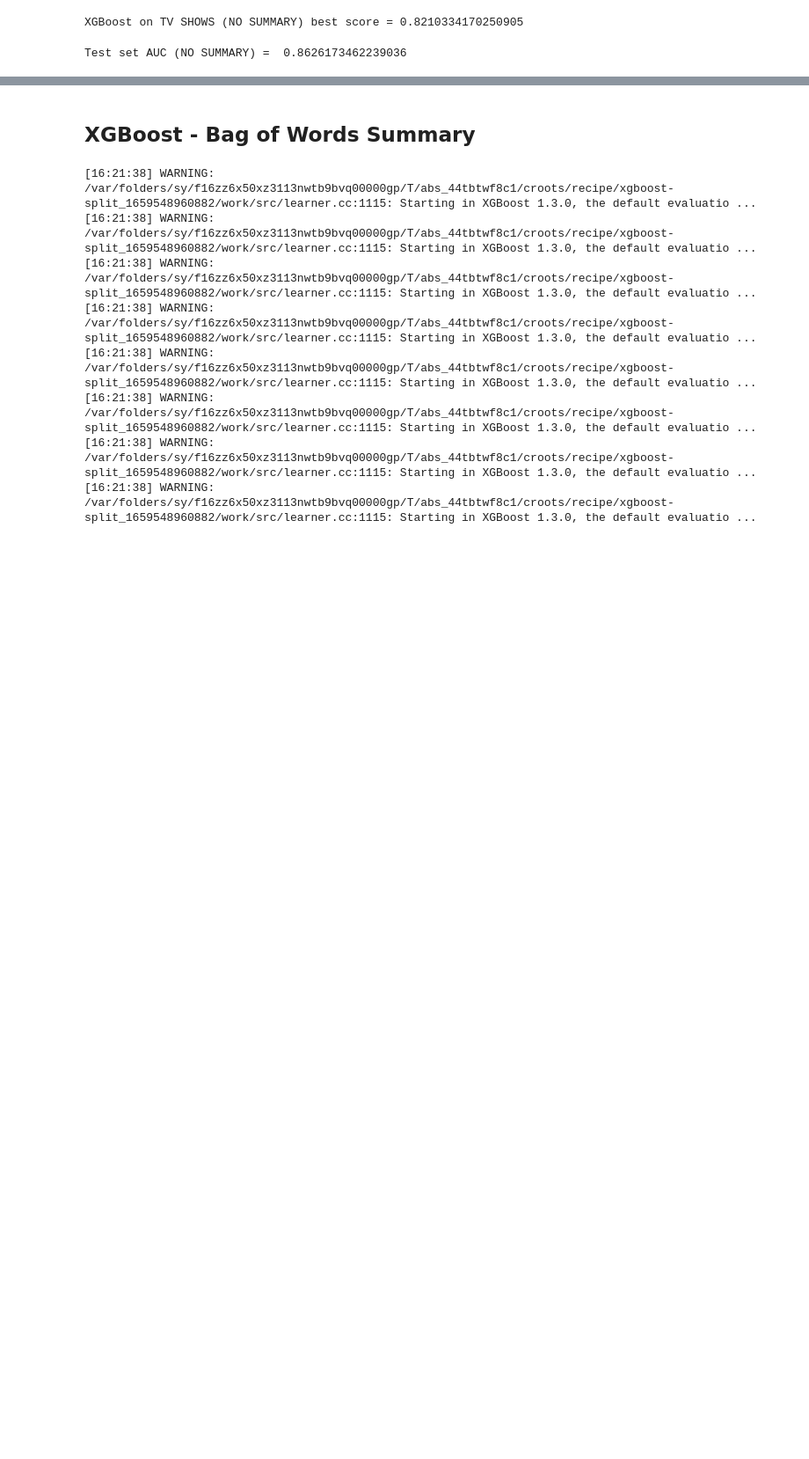
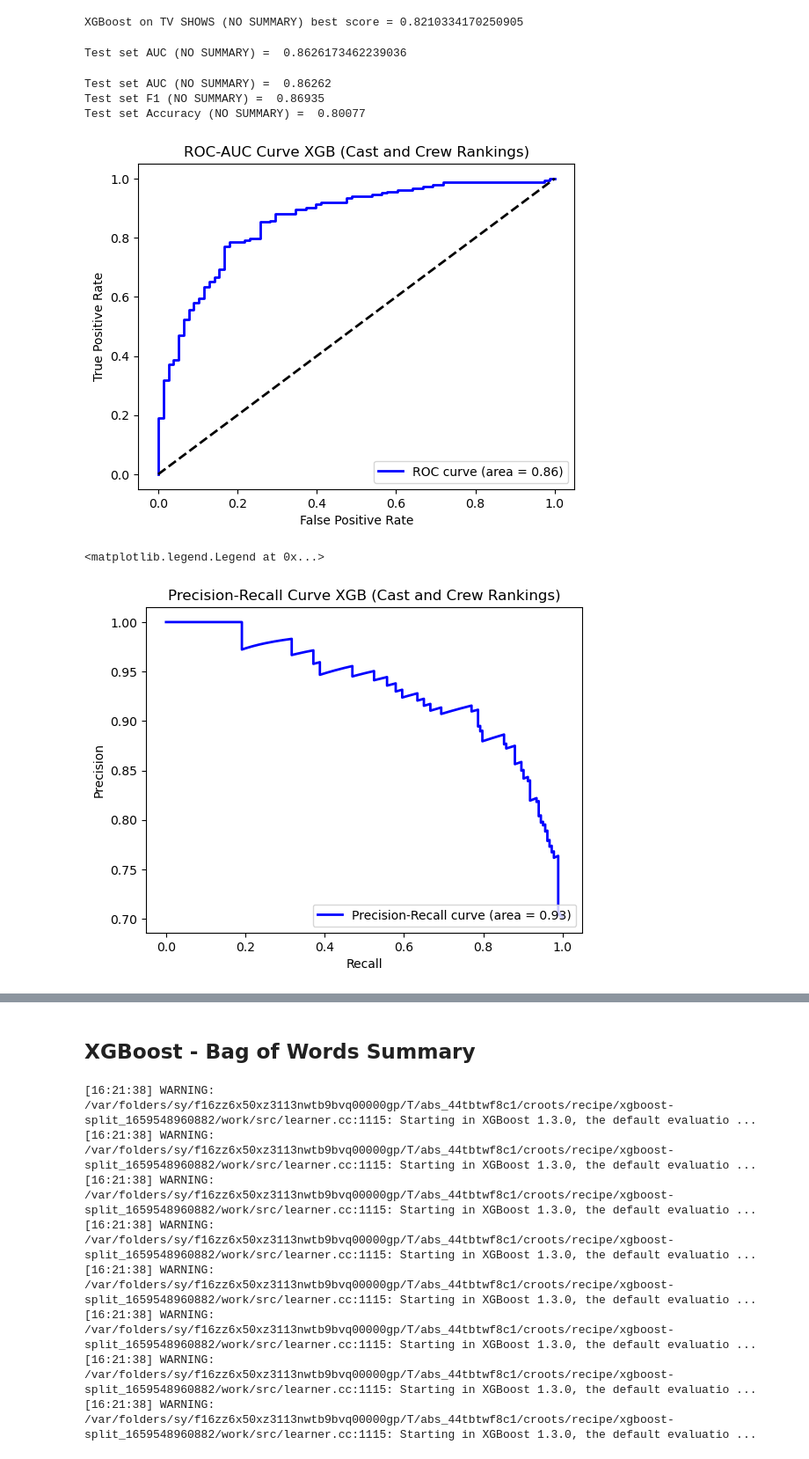
Before and after one commit to Joeyzect/Netflix_ALab_2022, a Jupyter notebook: notebooks/11-yen-tvshows-modelling.ipynb, the cells around one changed output, grey strips where cells are left out. Shown at 88% size. Cells and saved outputs as stored; diff of their text form; code cells hidden in the pictures; blank space fills up the shorter version.

```diff
--- a/notebooks/11-yen-tvshows-modelling.ipynb
+++ b/notebooks/11-yen-tvshows-modelling.ipynb
@@ -203,3 +199,45 @@ from sklearn.metrics import roc_auc_score
 print("Test set AUC (NO SUMMARY) = ", roc_auc_score(tvshows_y_test, xgb_gs.predict_proba(tvshows_X_test)[:,1]))
 # %% [output]
 Test set AUC (NO SUMMARY) =  0.8626173462239036
+# %%
+# print test set auc, f1, accuracy to 5 decimal places
+from sklearn.metrics import roc_auc_score, f1_score, accuracy_score
+print("Test set AUC (NO SUMMARY) = ", round(roc_auc_score(tvshows_y_test, xgb_gs.predict_proba(tvshows_X_test)[:,1]), 5))
+print("Test set F1 (NO SUMMARY) = ", round(f1_score(tvshows_y_test, xgb_gs.predict(tvshows_X_test)), 5))
+print("Test set Accuracy (NO SUMMARY) = ", round(accuracy_score(tvshows_y_test, xgb_gs.predict(tvshows_X_test)), 5))
+# %% [output]
+Test set AUC (NO SUMMARY) =  0.86262
+Test set F1 (NO SUMMARY) =  0.86935
+Test set Accuracy (NO SUMMARY) =  0.80077
+# %%
+# generate roc-auc curve and precision-recall curve
+from sklearn.metrics import roc_curve, auc, precision_recall_curve, average_precision_score
+import matplotlib.pyplot as plt
+
+# roc-auc curve
+fpr, tpr, thresholds = roc_curve(tvshows_y_test, xgb_gs.predict_proba(tvshows_X_test)[:,1])
+roc_auc = auc(fpr, tpr)
+
+plt.figure()
+plt.plot(fpr, tpr, color='blue', lw=2, label='ROC curve (area = %0.2f)' % roc_auc)
+plt.plot([0, 1], [0, 1], color='black', lw=2, linestyle='--')
+plt.xlabel('False Positive Rate')
+plt.ylabel('True Positive Rate')
+plt.title('ROC-AUC Curve XGB (Cast and Crew Rankings)')
+plt.legend(loc="lower right")
+plt.show()
+
+# precision-recall curve
+precision, recall, thresholds = precision_recall_curve(tvshows_y_test, xgb_gs.predict_proba(tvshows_X_test)[:,1])
+average_precision = average_precision_score(tvshows_y_test, xgb_gs.predict_proba(tvshows_X_test)[:,1])
+
+plt.figure()
+plt.plot(recall, precision, color='blue', lw=2, label='Precision-Recall curve (area = %0.2f)' % average_precision)
+plt.xlabel('Recall')
+plt.ylabel('Precision')
+plt.title('Precision-Recall Curve XGB (Cast and Crew Rankings)')
+plt.legend(loc="lower right")
+# %% [output]
+[figure, added]
+<matplotlib.legend.Legend at 0x...>
+[figure, added]
```
Also changed, not shown: parts of 4 cells of this notebook, 2 other files.
